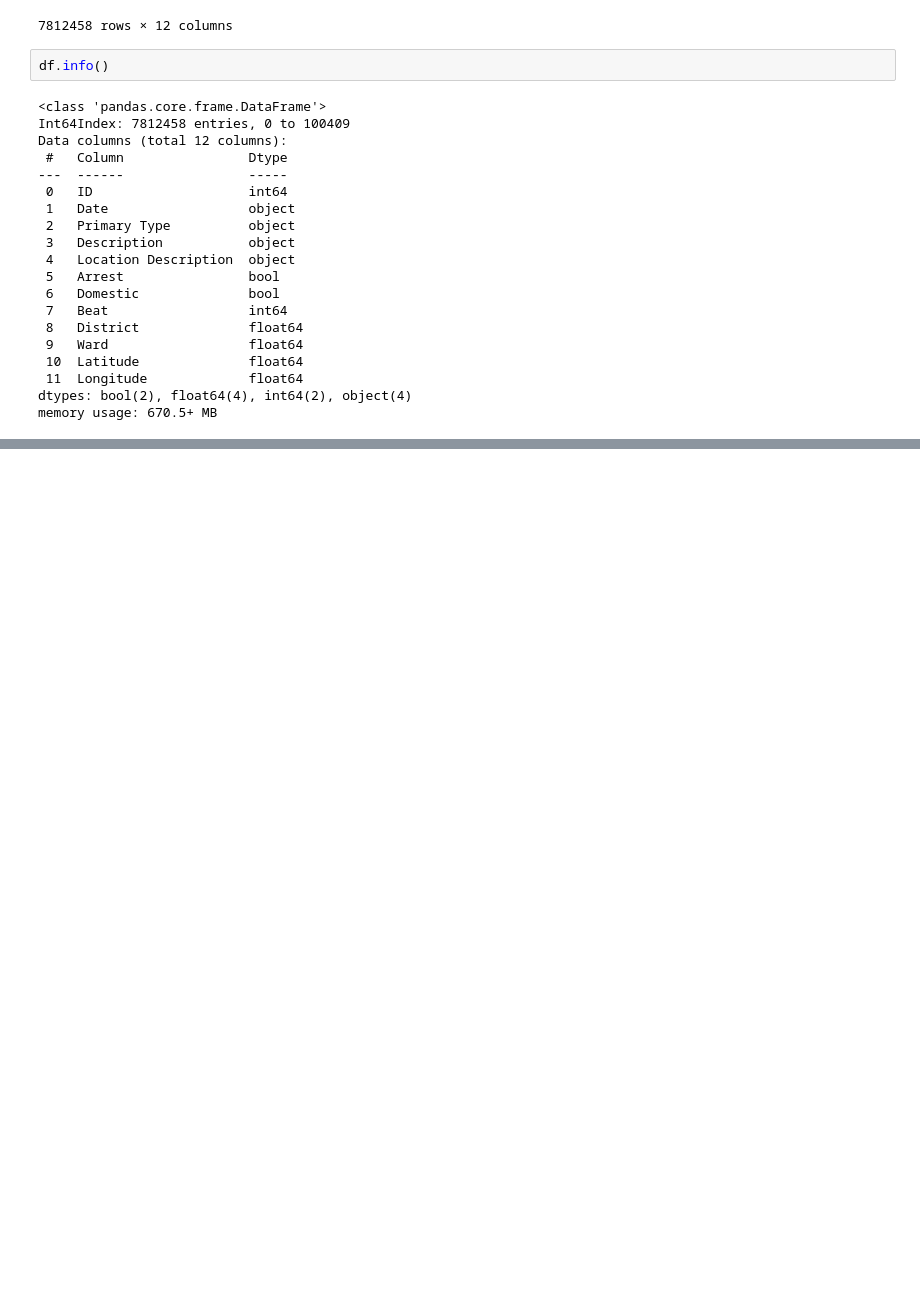
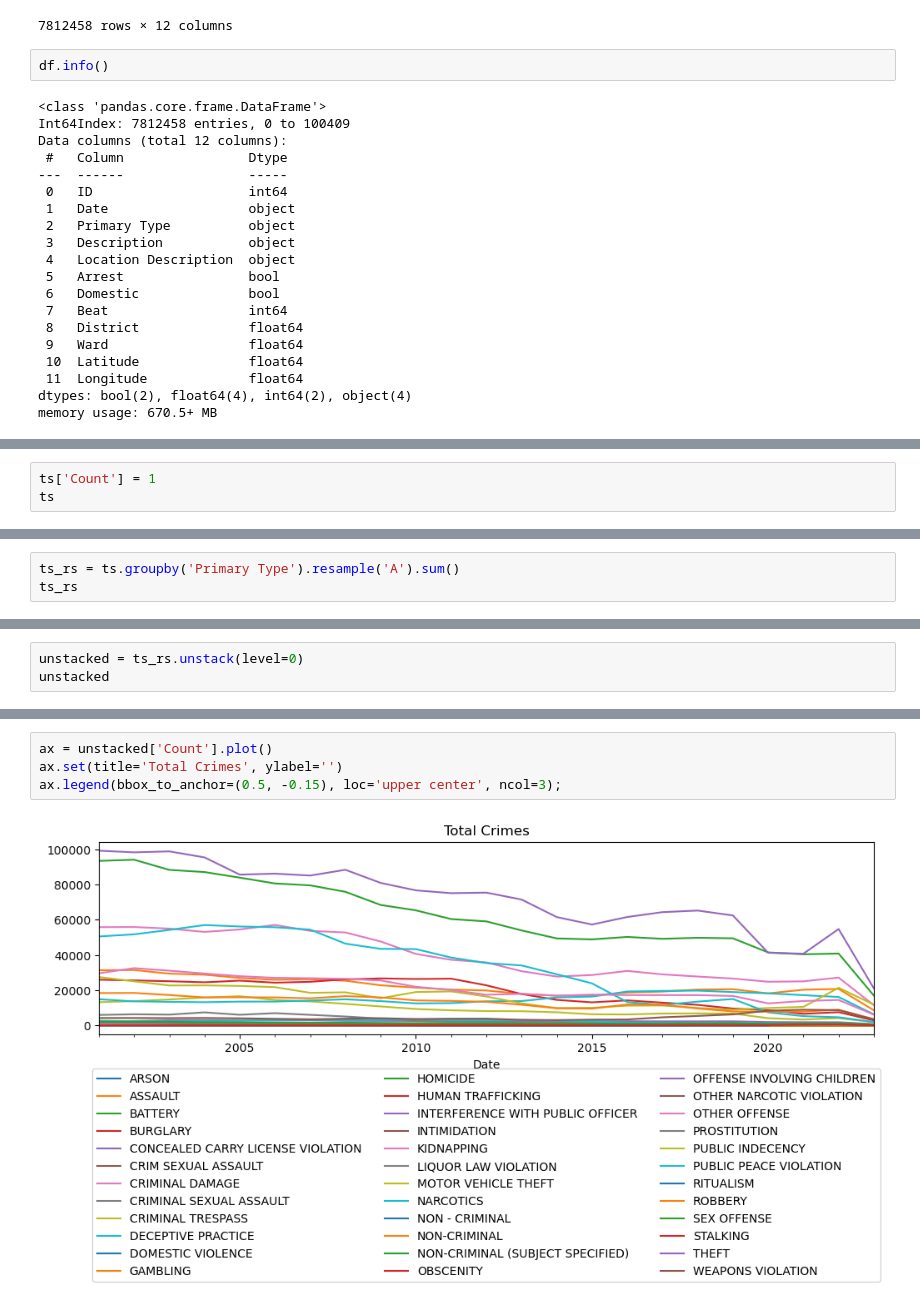
Before and after one commit to mikemenj/Assignments, a Jupyter notebook: DataViz/Week2/Project4/Part1.ipynb, the cells around one changed output, grey strips where cells are left out. Saved outputs shown, nothing was run; the diff lists cells and outputs as text; blank space fills up the shorter version.

```diff
--- a/DataViz/Week2/Project4/Part1.ipynb
+++ b/DataViz/Week2/Project4/Part1.ipynb
@@ -185,0 +194,3 @@ holiday_crimes
+# %%
+ts['Count'] = 1
+ts
@@ -185,0 +212,3 @@ holiday_crimes
+# %%
+ts_rs = ts.groupby('Primary Type').resample('A').sum()
+ts_rs
@@ -185,0 +230,3 @@ holiday_crimes
+# %%
+unstacked = ts_rs.unstack(level=0)
+unstacked
@@ -185,0 +254,6 @@ holiday_crimes
+# %%
+ax = unstacked['Count'].plot()
+ax.set(title='Total Crimes', ylabel='')
+ax.legend(bbox_to_anchor=(0.5, -0.15), loc='upper center', ncol=3);
+# %% [output]
+[figure, added]
```
Also changed, not shown: parts of 49 cells of this notebook.
